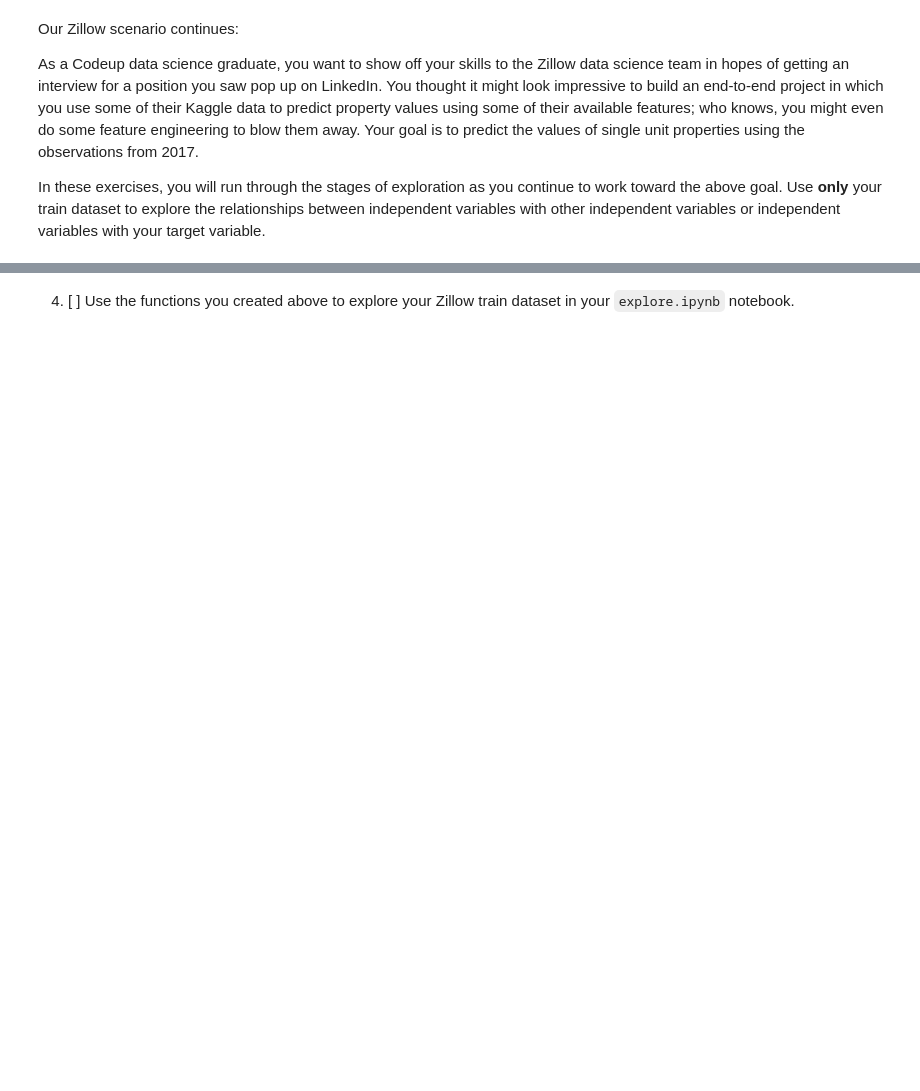
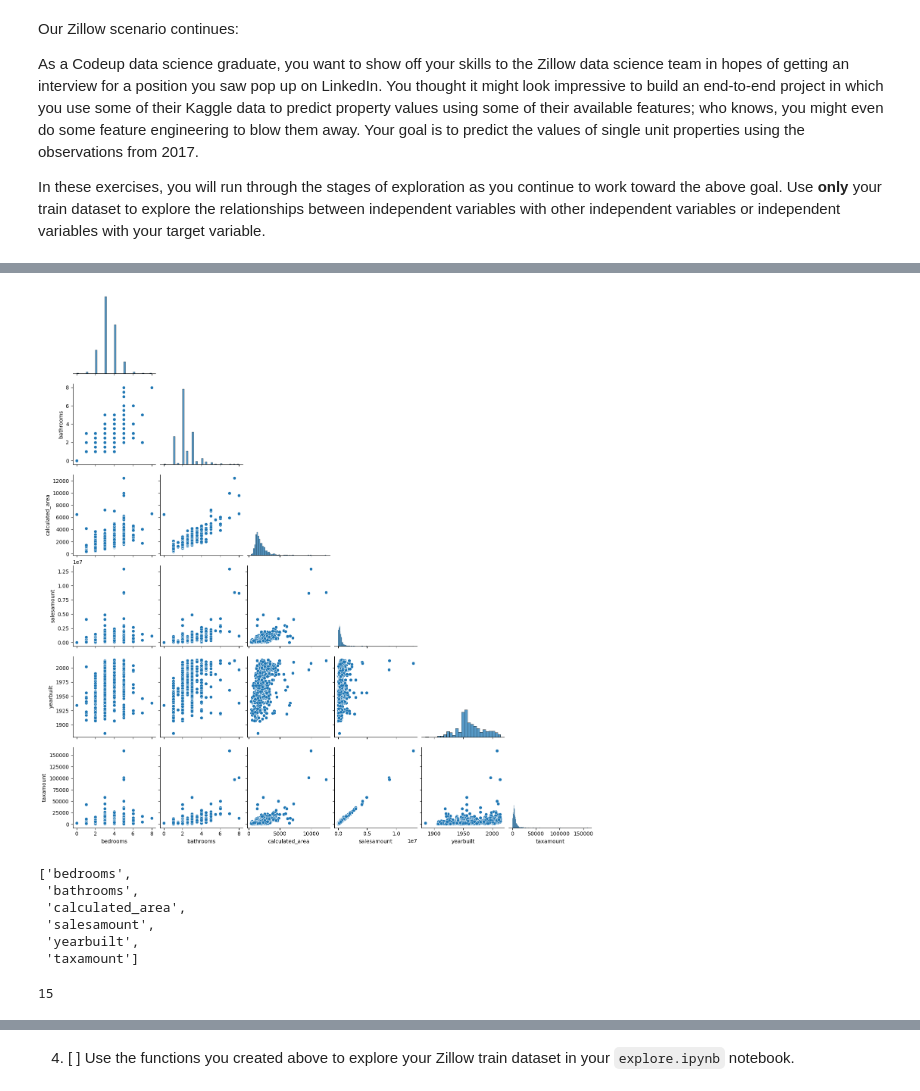
Before and after one commit to Michael-Nelson361/regression-exercises, a Jupyter notebook: explore.ipynb, the cells around one changed output, grey strips where cells are left out. Cells and saved outputs as stored; diff of their text form; code cells hidden in the pictures; blank space fills up the shorter version.

```diff
--- a/explore.ipynb
+++ b/explore.ipynb
@@ -8,0 +52,16 @@ In these exercises, you will run through the stages of exploration as you contin
+# %%
+sns.pairplot(data=train.sample(1000),corner=True)
+plt.show()
+# %% [output]
+[figure, added]
+# %%
+# get all the numerical columns
+numeric_columns = [col for col in train.columns if train[col].dtype != 'O']
+numeric_columns
+# %% [output]
+['bedrooms',
+ 'bathrooms',
+ 'calculated_area',
+ 'salesamount',
+ 'yearbuilt',
+ 'taxamount']
@@ -8,0 +71,4 @@ In these exercises, you will run through the stages of exploration as you contin
+# %%
+len(col_combos)
+# %% [output]
+15
```
Also changed, not shown: parts of 27 cells of this notebook.
